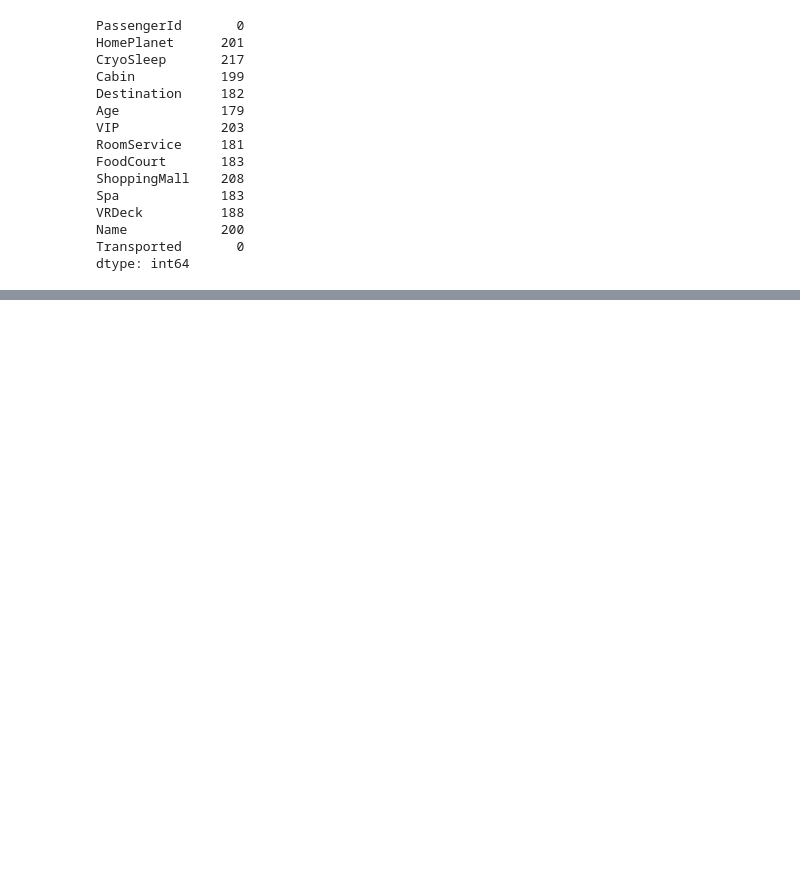
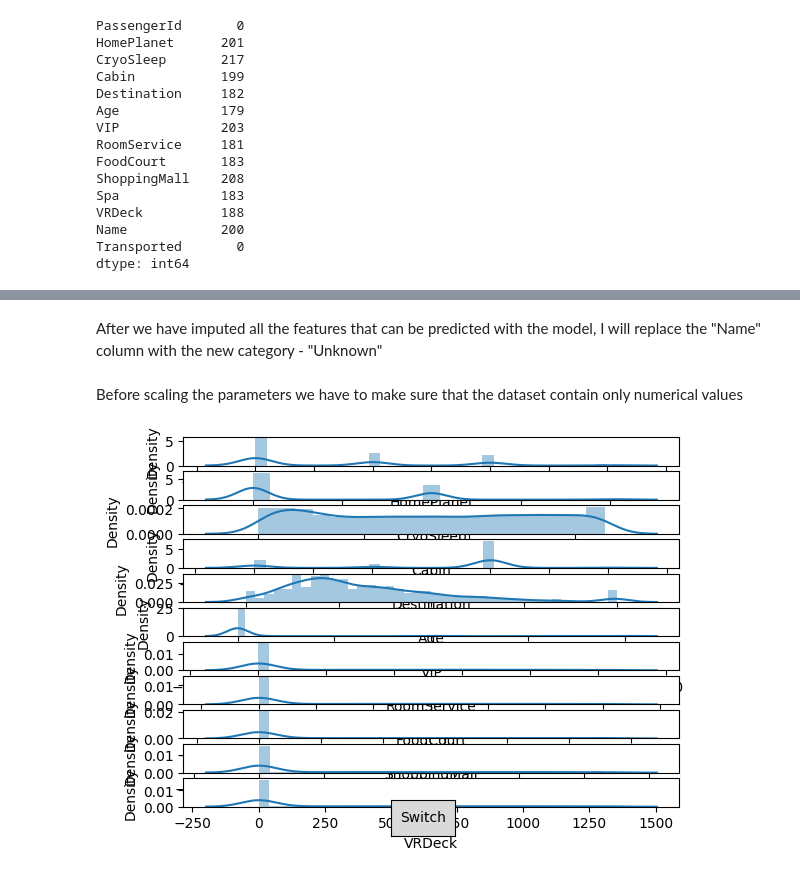
Before and after one commit to VidWantsToDevelop/Kaggle_Solutions, a Jupyter notebook: Competitions/Models/spaceship-titanic/notebook.ipynb, the cells around one changed output, grey strips where cells are left out. Saved outputs shown, nothing was run; the diff lists cells and outputs as text; code cells hidden in the pictures; blank space fills up the shorter version.

Commit message:
Imputation was successfully performed | Plottin the distribution

```diff
--- a/Competitions/Models/spaceship-titanic/notebook.ipynb
+++ b/Competitions/Models/spaceship-titanic/notebook.ipynb
@@ -105,4 +120,6 @@ df_imputed = pd.DataFrame(imputer.fit_transform(dataset[columns_to_impute]), col
 # %%
 df_imputed = pd.concat([df_imputed, dataset.drop(columns_to_impute, axis=1)], axis=1)
+df = df_imputed.copy()
 
 print(df_imputed.head())
+print(df_imputed.isnull().sum())
@@ -108,0 +144,37 @@ print(df_imputed.head())
+# %% [markdown]
+After we have imputed all the features that can be predicted with the model, I will replace the "Name" column with the new category - "Unknown"
+# %%
+new_category = 'Unknown'
+
+missing_names = df['Name'].isnull()
+
+df.loc[missing_names, 'Name'] = new_category
+# %% [markdown]
+Before scaling the parameters we have to make sure that the dataset contain only numerical values
+# %%
+# Plotting the distribution of the features in the dataset
+from matplotlib.widgets import Button
+numerical_cols = [x for x in df.columns if df[x].dtype != 'object' and df[x].dtype != 'bool']
+
+fig, axs = plt.subplots(len(numerical_cols))
+
+for i, col in enumerate(numerical_cols):
+    sns.distplot(df[col], ax = axs[i])
+
+def switch_plot(event):
+    current = axs.index(plt.gca())
+
+    plt.clf()
+
+    axs[current].set_visible(False)
+    axs[(current + 1) % len(axs)].set_visible(True)
+
+    plt.draw()
+
+button_ax = plt.axes([0.45, 0.05, 0.1, 0.075])
+button = Button(button_ax, 'Switch')
+button.on_clicked(switch_plot)
+
+plt.show()
+# %% [output]
+[figure, added]
```
Also changed, not shown: parts of 4 cells of this notebook.
